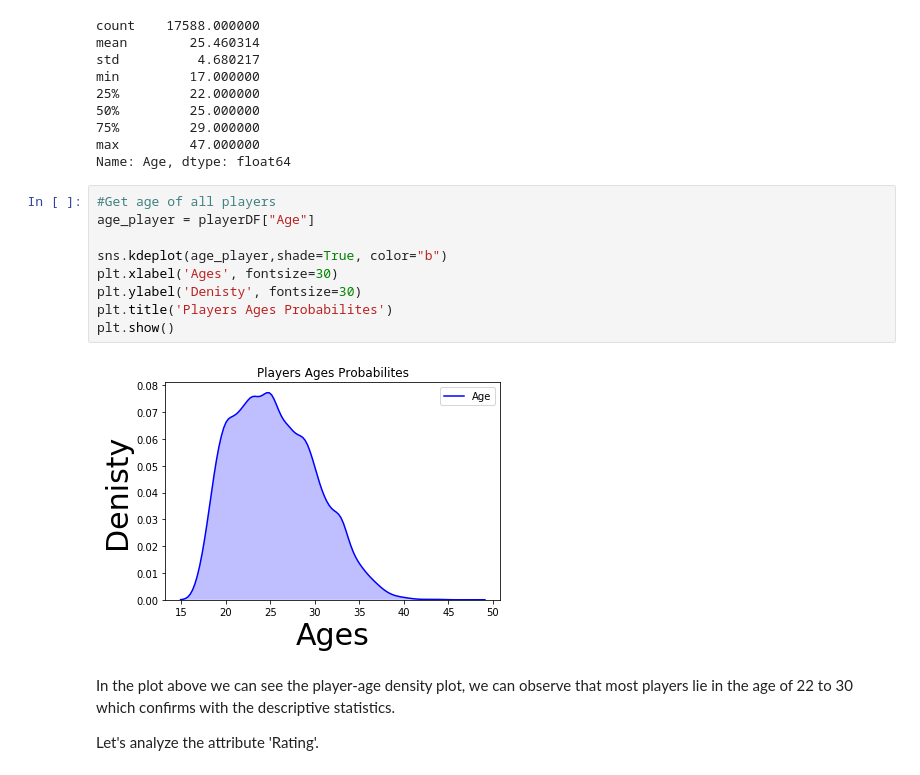
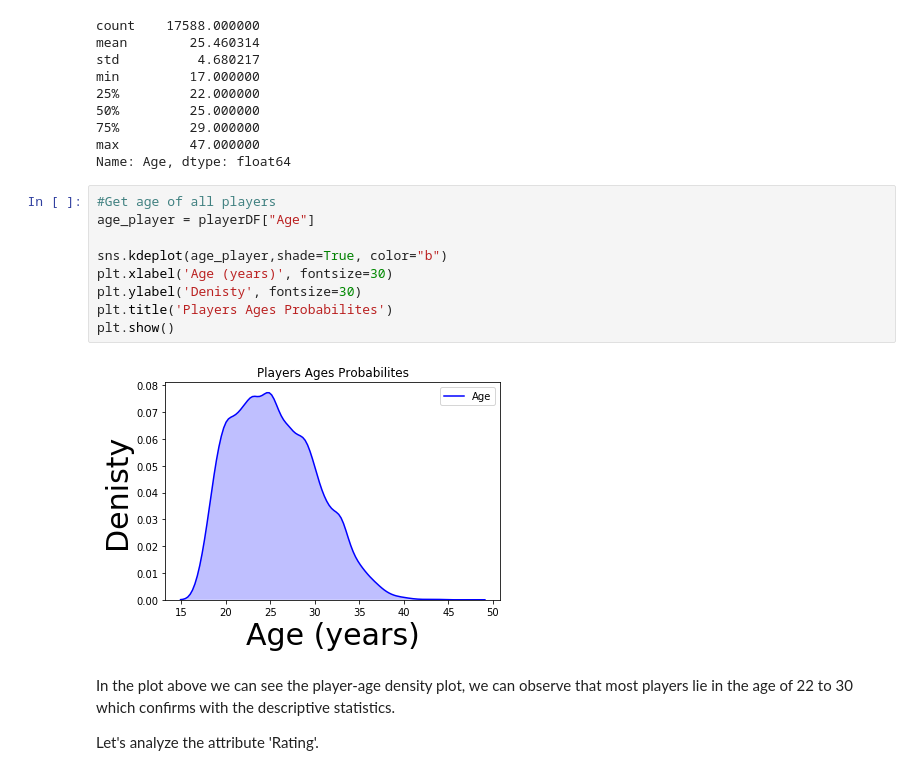
Before and after one commit to aayushbhardwaj/via, a Jupyter notebook: viaDataAssessment.ipynb, the cells around one changed output. Drawn from its saved outputs; the diff is of its cells as text.

```diff
--- a/viaDataAssessment.ipynb
+++ b/viaDataAssessment.ipynb
@@ -182,14 +181,14 @@ Name: Age, dtype: float64
 # %%
 #Get age of all players
 age_player = playerDF["Age"]
 
 sns.kdeplot(age_player,shade=True, color="b")
-plt.xlabel('Ages', fontsize=30)
+plt.xlabel('Age (years)', fontsize=30)
 plt.ylabel('Denisty', fontsize=30)
 plt.title('Players Ages Probabilites')
 plt.show()
 # %% [output]
-[figure, old version]
+[figure, new version]
 # %% [markdown]
 In the plot above we can see the player-age density plot, we can observe that most players lie in the age of 22 to 30 which confirms with the descriptive statistics.
 
```
Also changed, not shown: parts of 30 cells of this notebook, 11 other files.
